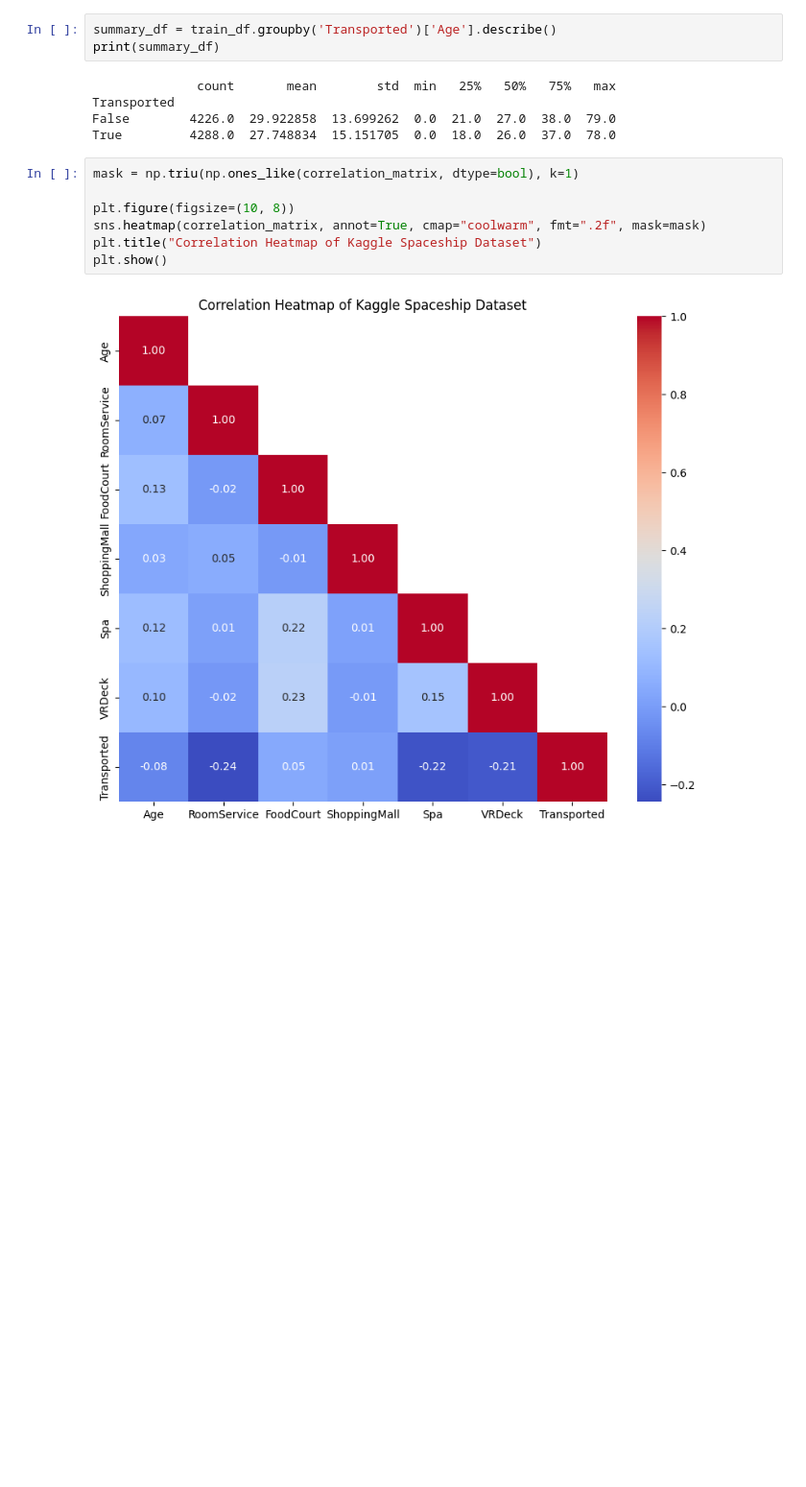
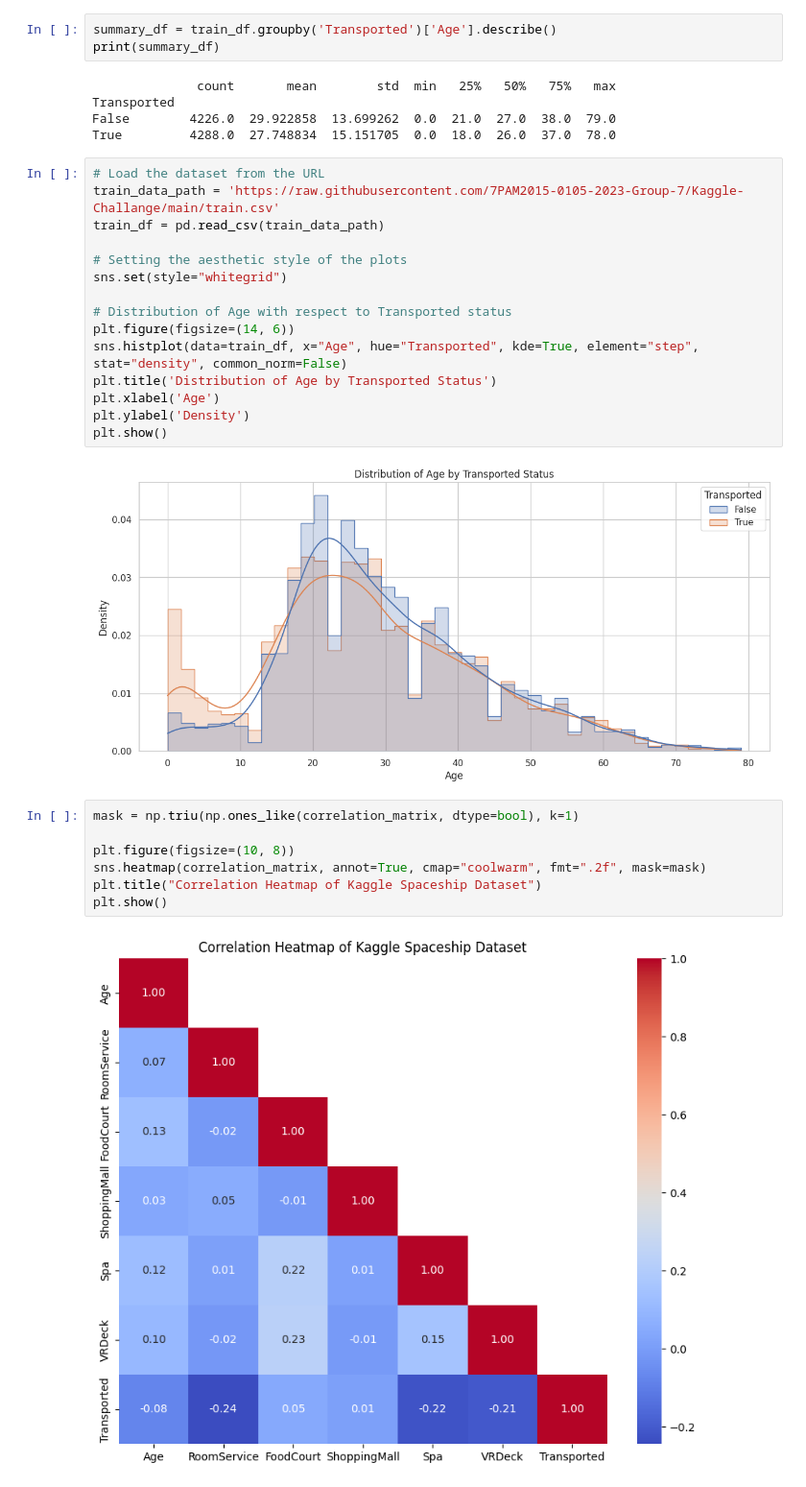
Before and after one commit to 7PAM2015-0105-2023-Group-7/Kaggle-Challange, a Jupyter notebook: Kaggle_Challange_notebook.ipynb, the cells around one changed output. Shown at 96% size. Saved outputs shown, nothing was run; the diff lists cells and outputs as text; blank space fills up the shorter version.

```diff
--- a/Kaggle_Challange_notebook.ipynb
+++ b/Kaggle_Challange_notebook.ipynb
@@ -157,6 +157,23 @@ print(summary_df)
 Transported
 False        4226.0  29.922858  13.699262  0.0  21.0  27.0  38.0  79.0
 True         4288.0  27.748834  15.151705  0.0  18.0  26.0  37.0  78.0
+# %%
+# Load the dataset from the URL
+train_data_path = 'https://raw.githubusercontent.com/7PAM2015-0105-2023-Group-7/Kaggle-Challange/main/train.csv'
+train_df = pd.read_csv(train_data_path)
+
+# Setting the aesthetic style of the plots
+sns.set(style="whitegrid")
+
+# Distribution of Age with respect to Transported status
+plt.figure(figsize=(14, 6))
+sns.histplot(data=train_df, x="Age", hue="Transported", kde=True, element="step", stat="density", common_norm=False)
+plt.title('Distribution of Age by Transported Status')
+plt.xlabel('Age')
+plt.ylabel('Density')
+plt.show()
+# %% [output]
+[figure, added]
 # %%
 mask = np.triu(np.ones_like(correlation_matrix, dtype=bool), k=1)
 
```
